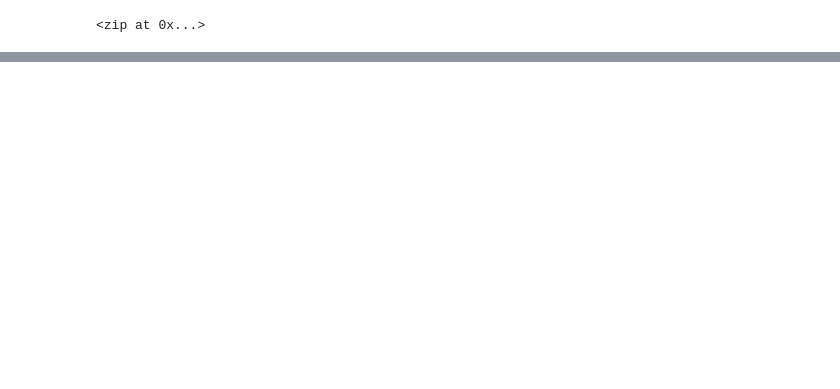
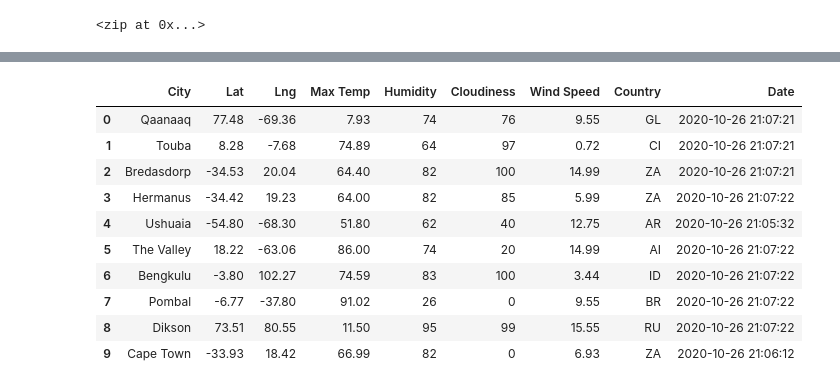
Before and after one commit to Redheadedmath/World_Weather_Analysis, a Jupyter notebook: WeatherPy.ipynb, the cells around one changed output, grey strips where cells are left out. Cells and saved outputs as stored; diff of their text form; code cells hidden in the pictures; blank space fills up the shorter version.

Commit message:
updating .gitignore and weatherpy

```diff
--- a/WeatherPy.ipynb
+++ b/WeatherPy.ipynb
@@ -17,6 +17,6 @@ coordinates = list(lat_lngs)
 # %%
 from citipy import citipy
 # %%
-for coordinate in coordinates:
-    print(citipy.nearest_city(coordinate[0],coordinate[1]).city_name,
-          citipy.nearest_city(coordinate[0],coordinate[1]).country_code)
+# for coordinate in coordinates:
+#     print(citipy.nearest_city(coordinate[0],coordinate[1]).city_name,
+#           citipy.nearest_city(coordinate[0],coordinate[1]).country_code)
@@ -40,0 +23,12 @@ kovur in
+# %%
+# Create a list for holding the cities.
+cities = []
+# Identify the nearest city for each latitude and longitude combination.
+for coordinate in coordinates:
+    city = citipy.nearest_city(coordinate[0], coordinate[1]).city_name
+
+    # If the city is unique, then we will add it to the cities list.
+    if city not in cities:
+        cities.append(city)
+# Print the city count to confirm sufficient count.
+len(cities)
@@ -40,0 +37,13 @@ kovur in
+# %%
+# Import the requests library.
+import requests
+
+# Import the API key.
+from config import weather_api_key
+
+# Import the datetime module from the datetime library.
+from datetime import datetime
+
+# Starting URL for Weather Map API Call.
+url = "http://api.openweathermap.org/data/2.5/weather?units=Imperial&APPID=" + weather_api_key
+print(url)
@@ -40,0 +52,10 @@ kovur in
+# %%
+# Create an empty list to hold the weather data.
+city_data = []
+# Print the beginning of the logging.
+print("Beginning Data Retrieval     ")
+print("-----------------------------")
+
+# Create counters.
+record_count = 1
+set_count = 1
@@ -40,0 +132,16 @@ kovur in
+# %%
+# Convert the array of dictionaries to a Pandas DataFrame.
+city_data_df = pd.DataFrame(city_data)
+city_data_df.head(10)
+# %% [output]
+|  | City | Lat | Lng | Max Temp | Humidity | Cloudiness | Wind Speed | Country | Date |
+| 0 | Qaanaaq | 77.48 | -69.36 | 7.93 | 74 | 76 | 9.55 | GL | 2020-10-26 21:07:21 |
+| 1 | Touba | 8.28 | -7.68 | 74.89 | 64 | 97 | 0.72 | CI | 2020-10-26 21:07:21 |
+| 2 | Bredasdorp | -34.53 | 20.04 | 64.40 | 82 | 100 | 14.99 | ZA | 2020-10-26 21:07:21 |
+| 3 | Hermanus | -34.42 | 19.23 | 64.00 | 82 | 85 | 5.99 | ZA | 2020-10-26 21:07:22 |
+| 4 | Ushuaia | -54.80 | -68.30 | 51.80 | 62 | 40 | 12.75 | AR | 2020-10-26 21:05:32 |
+| 5 | The Valley | 18.22 | -63.06 | 86.00 | 74 | 20 | 14.99 | AI | 2020-10-26 21:07:22 |
+| 6 | Bengkulu | -3.80 | 102.27 | 74.59 | 83 | 100 | 3.44 | ID | 2020-10-26 21:07:22 |
+| 7 | Pombal | -6.77 | -37.80 | 91.02 | 26 | 0 | 9.55 | BR | 2020-10-26 21:07:22 |
+| 8 | Dikson | 73.51 | 80.55 | 11.50 | 95 | 99 | 15.55 | RU | 2020-10-26 21:07:22 |
+| 9 | Cape Town | -33.93 | 18.42 | 66.99 | 82 | 0 | 6.93 | ZA | 2020-10-26 21:06:12 |
```
Also changed, not shown: parts of 7 cells of this notebook, 4 other files.
